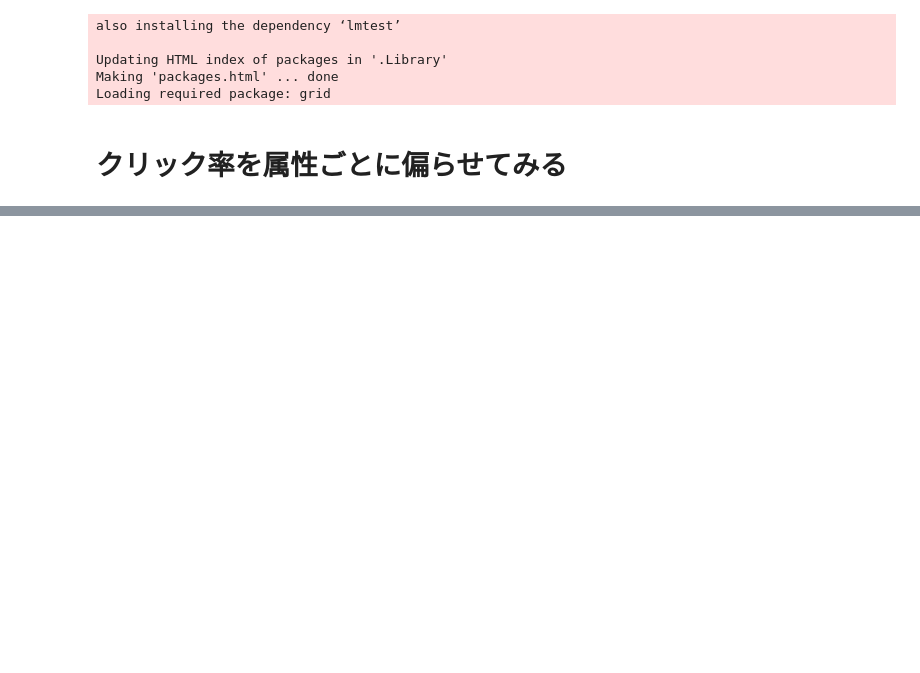
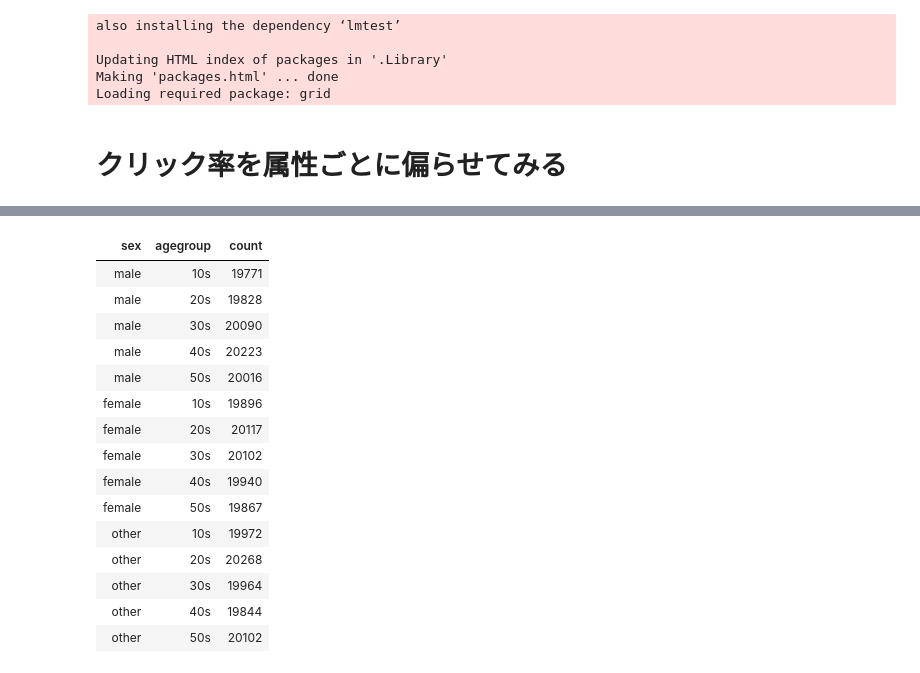
Before and after one commit to tamanobi/playground, a Jupyter notebook: logistic_regression/AnalysisOfLogisticRegression.ipynb, the cells around one changed output, grey strips where cells are left out. Saved outputs shown, nothing was run; the diff lists cells and outputs as text; code cells hidden in the pictures; blank space fills up the shorter version.

```diff
--- a/logistic_regression/AnalysisOfLogisticRegression.ipynb
+++ b/logistic_regression/AnalysisOfLogisticRegression.ipynb
@@ -202,2 +202,21 @@ AIC: 4580.8
 
 Number of Fisher Scoring iterations: 8
+# %%
+ad_click1 %>% group_by(sex, agegroup)　%>% summarise(count=n())
+# %% [output]
+| sex | agegroup | count |
+| male | 10s | 19771 |
+| male | 20s | 19828 |
+| male | 30s | 20090 |
+| male | 40s | 20223 |
+| male | 50s | 20016 |
+| female | 10s | 19896 |
+| female | 20s | 20117 |
+| female | 30s | 20102 |
+| female | 40s | 19940 |
+| female | 50s | 19867 |
+| other | 10s | 19972 |
+| other | 20s | 20268 |
+| other | 30s | 19964 |
+| other | 40s | 19844 |
+| other | 50s | 20102 |
```
Also changed, not shown: parts of 13 cells of this notebook.
